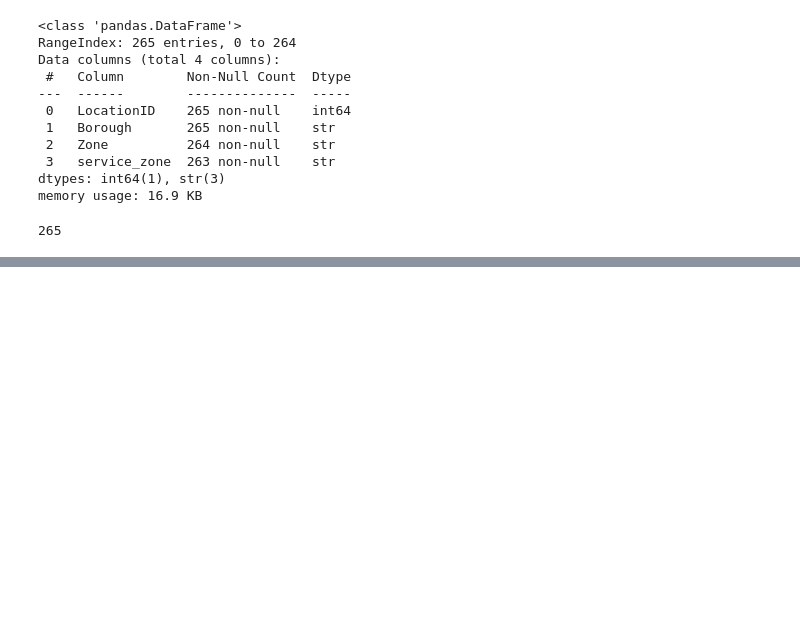
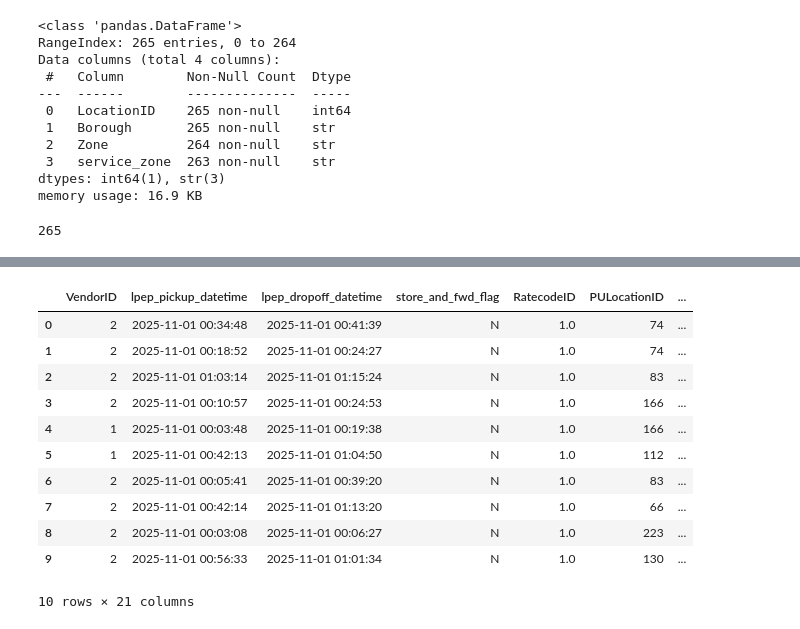
Before and after one commit to filipburger/de-zoomcamp-workdir, a Jupyter notebook: 01-docker-terraform/pipeline/notebook.ipynb, the cells around one changed output, grey strips where cells are left out. Drawn from its saved outputs; the diff is of its cells as text; code cells hidden in the pictures; blank space fills up the shorter version.

```diff
--- a/01-docker-terraform/pipeline/notebook.ipynb
+++ b/01-docker-terraform/pipeline/notebook.ipynb
@@ -243,0 +252,2 @@ zones.to_sql(name='zones', con=engine, if_exists='replace')
+# %%
+november_green_taxi_data = pd.read_parquet('green_tripdata_2025-11.parquet')
@@ -243,0 +274,15 @@ zones.to_sql(name='zones', con=engine, if_exists='replace')
+# %%
+november_green_taxi_data.head(10)
+# %% [output]
+|  | VendorID | lpep_pickup_datetime | lpep_dropoff_datetime | store_and_fwd_flag | RatecodeID | PULocationID | ... |
+| 0 | 2 | 2025-11-01 00:34:48 | 2025-11-01 00:41:39 | N | 1.0 | 74 | ... |
+| 1 | 2 | 2025-11-01 00:18:52 | 2025-11-01 00:24:27 | N | 1.0 | 74 | ... |
+| 2 | 2 | 2025-11-01 01:03:14 | 2025-11-01 01:15:24 | N | 1.0 | 83 | ... |
+| 3 | 2 | 2025-11-01 00:10:57 | 2025-11-01 00:24:53 | N | 1.0 | 166 | ... |
+| 4 | 1 | 2025-11-01 00:03:48 | 2025-11-01 00:19:38 | N | 1.0 | 166 | ... |
+| 5 | 1 | 2025-11-01 00:42:13 | 2025-11-01 01:04:50 | N | 1.0 | 112 | ... |
+| 6 | 2 | 2025-11-01 00:05:41 | 2025-11-01 00:39:20 | N | 1.0 | 83 | ... |
+| 7 | 2 | 2025-11-01 00:42:14 | 2025-11-01 01:13:20 | N | 1.0 | 66 | ... |
+| 8 | 2 | 2025-11-01 00:03:08 | 2025-11-01 00:06:27 | N | 1.0 | 223 | ... |
+| 9 | 2 | 2025-11-01 00:56:33 | 2025-11-01 01:01:34 | N | 1.0 | 130 | ... |
+10 rows × 21 columns
```
Also changed, not shown: parts of 12 cells of this notebook, 2 other files.
